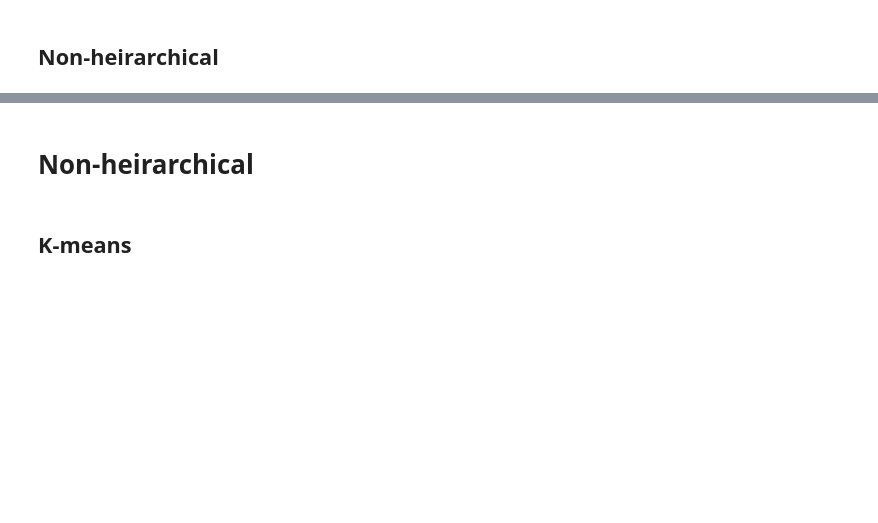
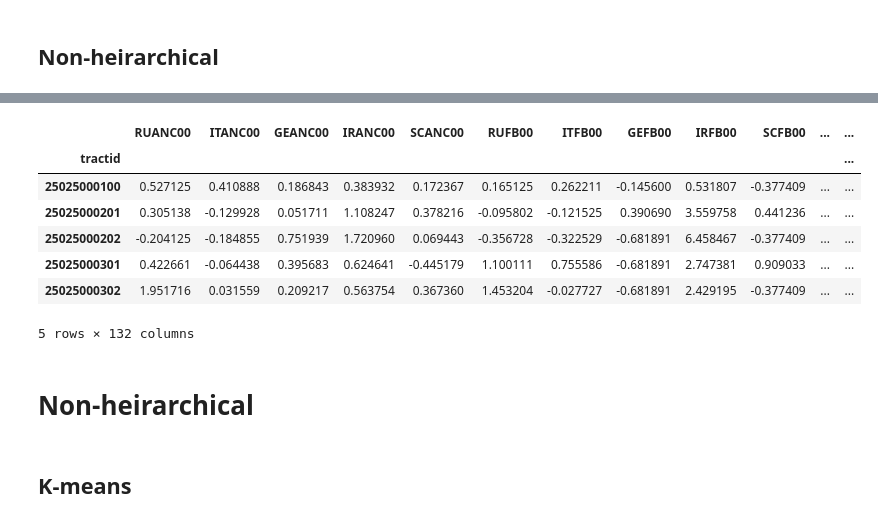
Before and after one commit to krbarounis/Predicting_Gentrification, a Jupyter notebook: Clustering.ipynb, the cells around one changed output, grey strips where cells are left out. Drawn from its saved outputs; the diff is of its cells as text; code cells hidden in the pictures; blank space fills up the shorter version.

```diff
--- a/Clustering.ipynb
+++ b/Clustering.ipynb
@@ -40,3 +68,14 @@ ValueError: could not convert string to float: 'MA'
+# %%
+df_scaled.head()
+# %% [output]
+|  | RUANC00 | ITANC00 | GEANC00 | IRANC00 | SCANC00 | RUFB00 | ITFB00 | GEFB00 | IRFB00 | SCFB00 | ... | ... |
+| tractid |  |  |  |  |  |  |  |  |  |  |  | ... |
+| 25025000100 | 0.527125 | 0.410888 | 0.186843 | 0.383932 | 0.172367 | 0.165125 | 0.262211 | -0.145600 | 0.531807 | -0.377409 | ... | ... |
+| 25025000201 | 0.305138 | -0.129928 | 0.051711 | 1.108247 | 0.378216 | -0.095802 | -0.121525 | 0.390690 | 3.559758 | 0.441236 | ... | ... |
+| 25025000202 | -0.204125 | -0.184855 | 0.751939 | 1.720960 | 0.069443 | -0.356728 | -0.322529 | -0.681891 | 6.458467 | -0.377409 | ... | ... |
+| 25025000301 | 0.422661 | -0.064438 | 0.395683 | 0.624641 | -0.445179 | 1.100111 | 0.755586 | -0.681891 | 2.747381 | 0.909033 | ... | ... |
+| 25025000302 | 1.951716 | 0.031559 | 0.209217 | 0.563754 | 0.367360 | 1.453204 | -0.027727 | -0.681891 | 2.429195 | -0.377409 | ... | ... |
+5 rows × 132 columns
 # %% [markdown]
 # Non-heirarchical
 # %% [markdown]
```
Also changed, not shown: parts of 27 cells of this notebook.
